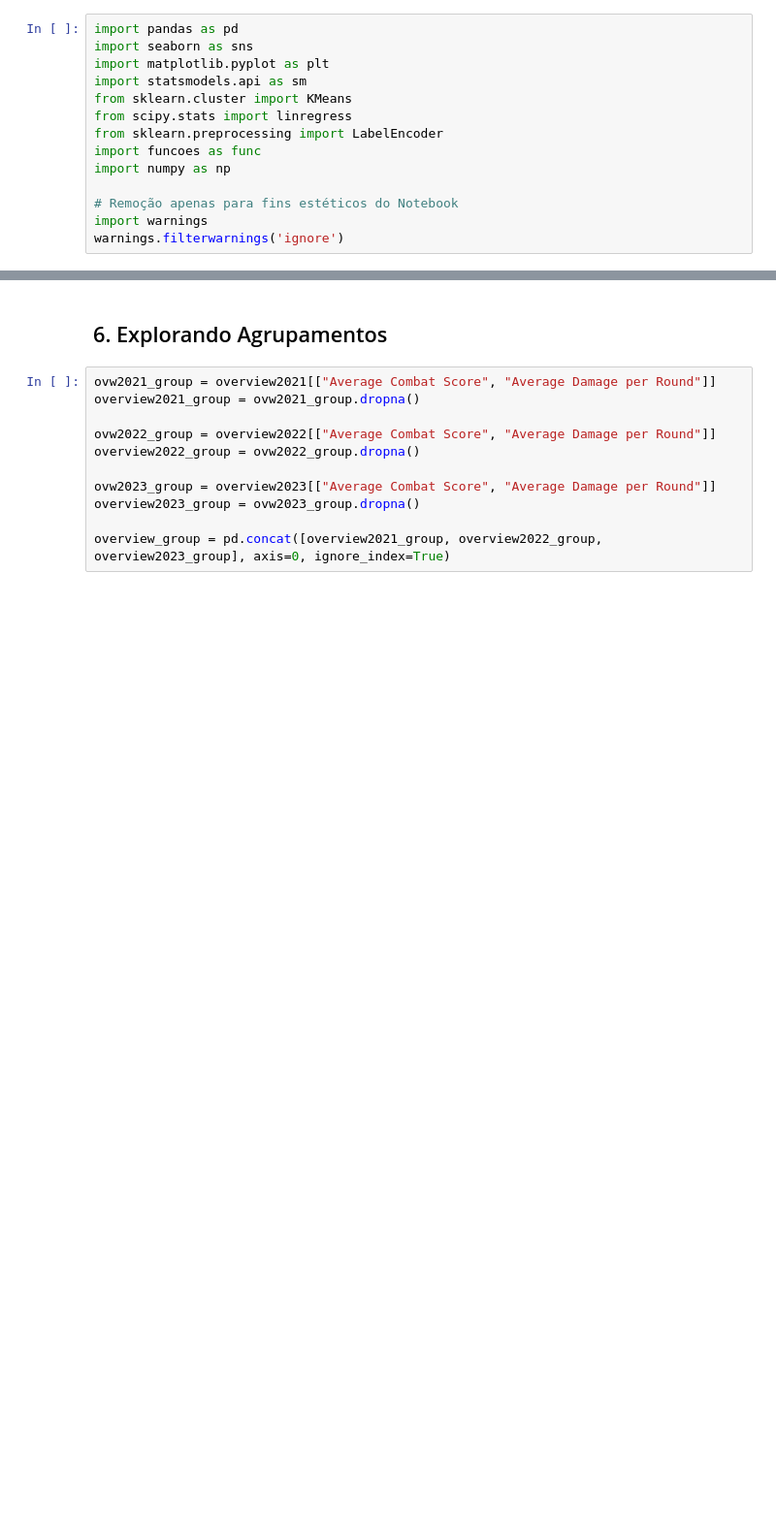
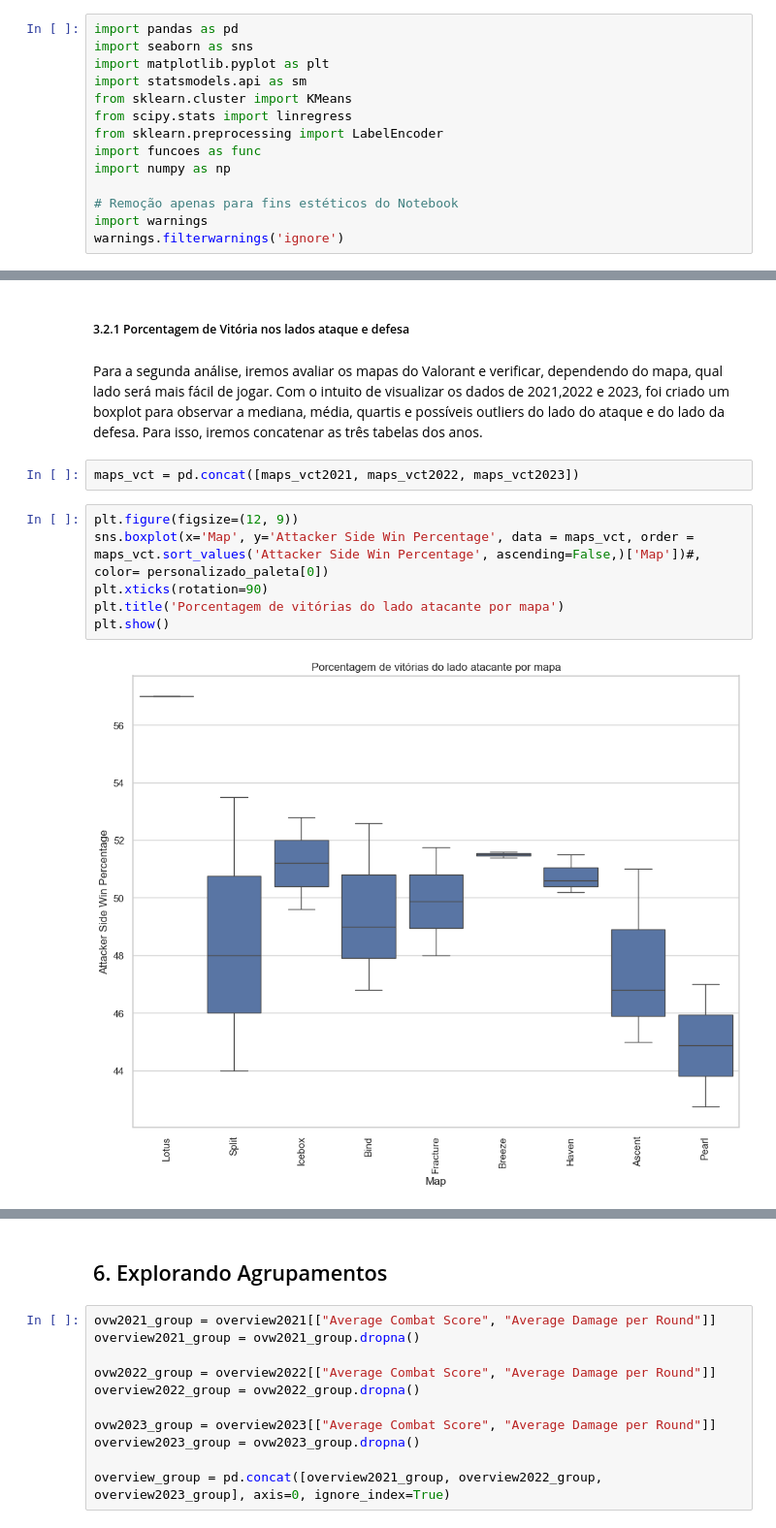
Before and after one commit to PedroLSCabral/Projeto-ICD, a Jupyter notebook: Presentation.ipynb, the cells around one changed output, grey strips where cells are left out. Shown at 97% size. Cells and saved outputs as stored; diff of their text form; blank space fills up the shorter version.

```diff
--- a/Presentation.ipynb
+++ b/Presentation.ipynb
@@ -281,0 +275,15 @@ ordered_df
+# %% [markdown]
+<h5>3.2.1 Porcentagem de Vitória nos lados ataque e defesa</h5>
+# %% [markdown]
+
+Para a segunda análise, iremos avaliar os mapas do Valorant e verificar, dependendo do mapa, qual lado será mais fácil de jogar. Com o intuito de visualizar os dados de 2021,2022 e 2023, foi criado um boxplot para observar a mediana, média, quartis e possíveis outliers do lado do ataque e do lado da defesa. Para isso, iremos concatenar as três tabelas dos anos.
+# %%
+maps_vct = pd.concat([maps_vct2021, maps_vct2022, maps_vct2023])
+# %%
+plt.figure(figsize=(12, 9))
+sns.boxplot(x='Map', y='Attacker Side Win Percentage', data = maps_vct, order = maps_vct.sort_values('Attacker Side Win Percentage', ascending=False,)['Map'])#, color= personalizado_paleta[0])
+plt.xticks(rotation=90)
+plt.title('Porcentagem de vitórias do lado atacante por mapa')
+plt.show()
+# %% [output]
+[figure, added]
```
Also changed, not shown: parts of 81 cells of this notebook.
